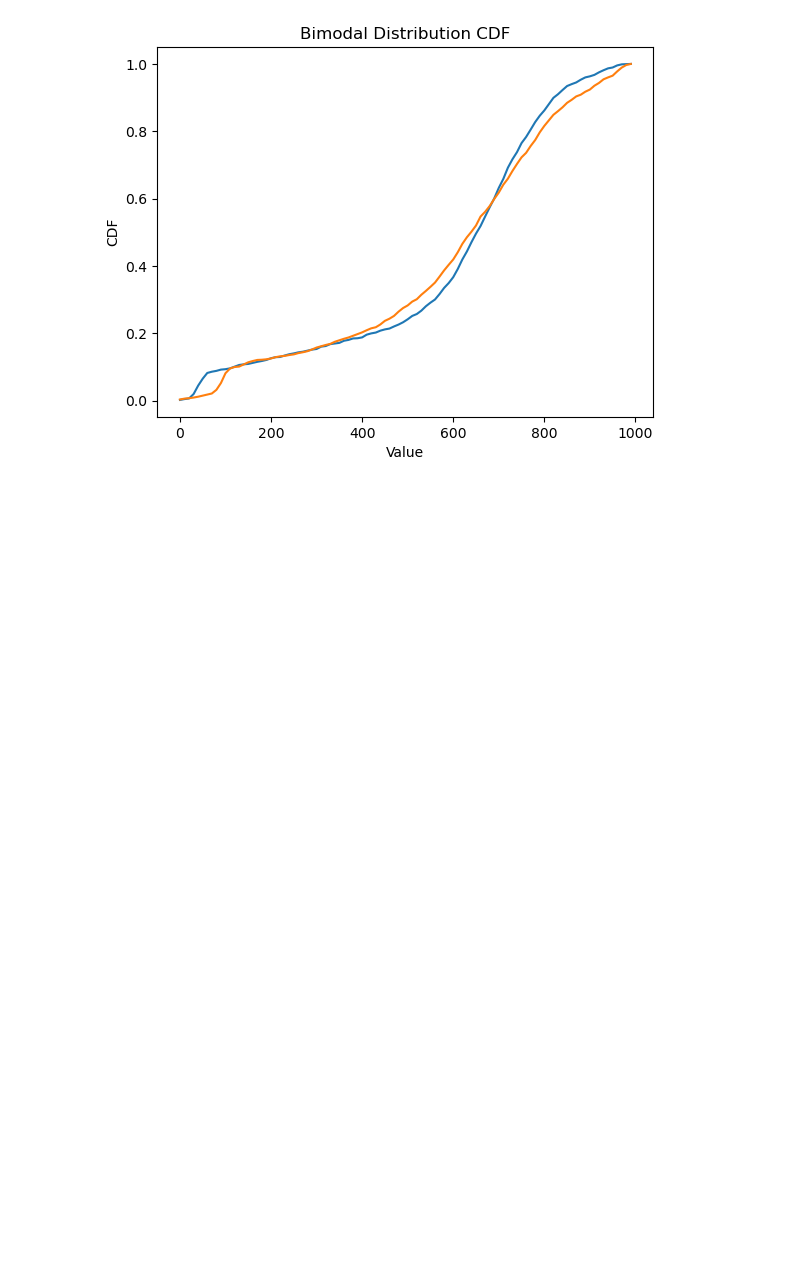
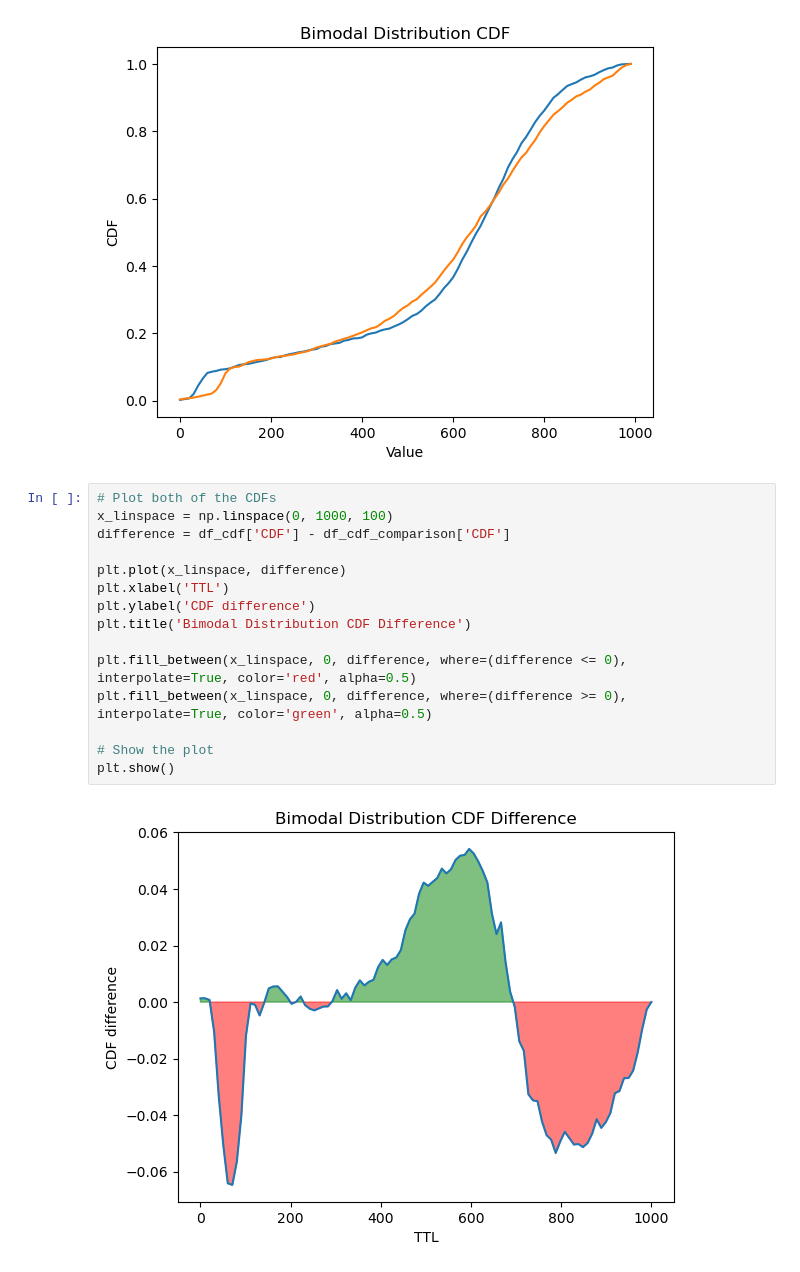
Before and after one commit to james-nm/cdf-example, a Jupyter notebook: cdf-example.ipynb, the cells around one changed output. Cells and saved outputs as stored; diff of their text form; blank space fills up the shorter version.

```diff
--- a/cdf-example.ipynb
+++ b/cdf-example.ipynb
@@ -92,3 +92,20 @@ plt.title('Bimodal Distribution CDF')
 plt.show()
 # %% [output]
 [figure]
+# %%
+# Plot both of the CDFs
+x_linspace = np.linspace(0, 1000, 100)
+difference = df_cdf['CDF'] - df_cdf_comparison['CDF']
+
+plt.plot(x_linspace, difference)
+plt.xlabel('TTL')
+plt.ylabel('CDF difference')
+plt.title('Bimodal Distribution CDF Difference')
+
+plt.fill_between(x_linspace, 0, difference, where=(difference <= 0), interpolate=True, color='red', alpha=0.5)
+plt.fill_between(x_linspace, 0, difference, where=(difference >= 0), interpolate=True, color='green', alpha=0.5)
+
+# Show the plot
+plt.show()
+# %% [output]
+[figure, added]
```
